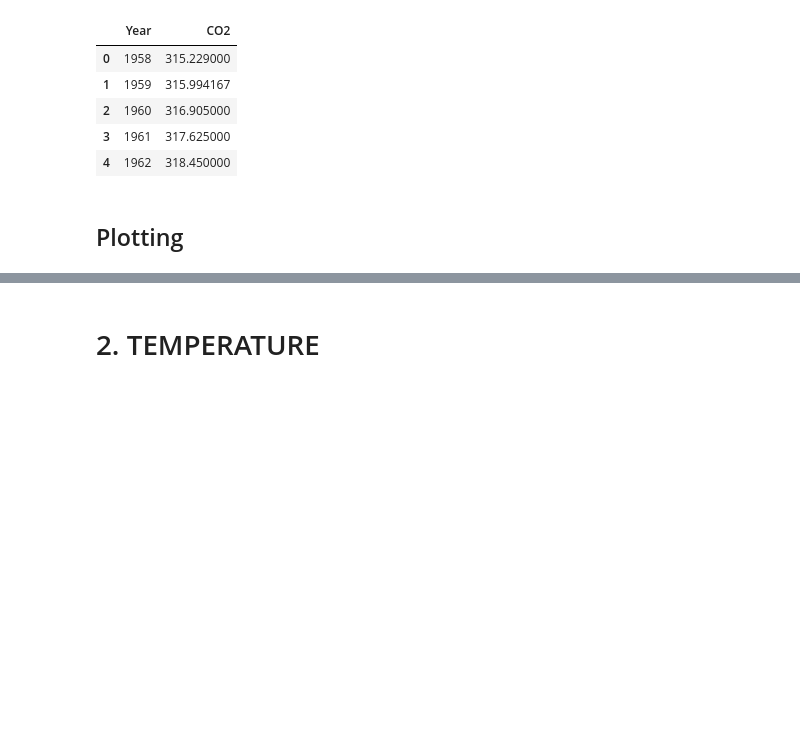
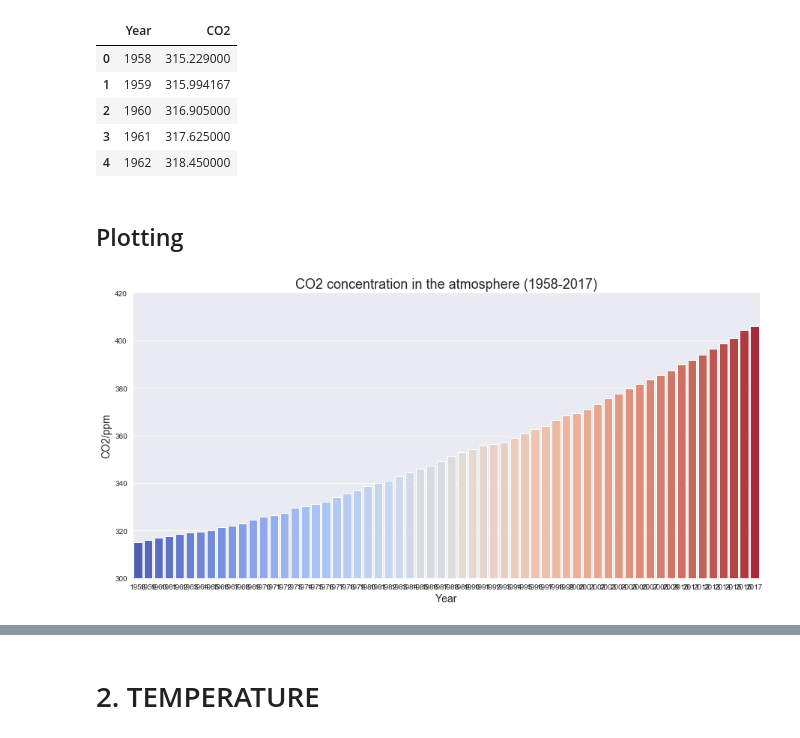
Before and after one commit to annaviper/climate-change, a Jupyter notebook: 2_co2_temp.ipynb, the cells around one changed output, grey strips where cells are left out. Cells and saved outputs as stored; diff of their text form; code cells hidden in the pictures; blank space fills up the shorter version.

Commit message:
barplot for co2

```diff
--- a/2_co2_temp.ipynb
+++ b/2_co2_temp.ipynb
@@ -56,6 +57,18 @@ co2_mean.head()
 co2_mean.to_csv('/Users/anna/data/climate-change/datasets/clean_co2_mean.csv', index=False)
 # %% [markdown]
 ## Plotting
+# %%
+plt.figure(figsize=(15, 7))
+sns.barplot(x='Year',
+             y='CO2',
+             data=co2_mean, palette='coolwarm')
+plt.title('CO2 concentration in the atmosphere (1958-2017)', fontsize=18)
+plt.xlabel('Year', fontsize=14)
+plt.ylabel('CO2/ppm', fontsize=14)
+plt.ylim(300, 420)
+plt.show()
+# %% [output]
+[figure, added]
 # %%
 #Plotting annual mean dataset
 sns.set_style("darkgrid")
```
Also changed, not shown: parts of 2 cells of this notebook.
